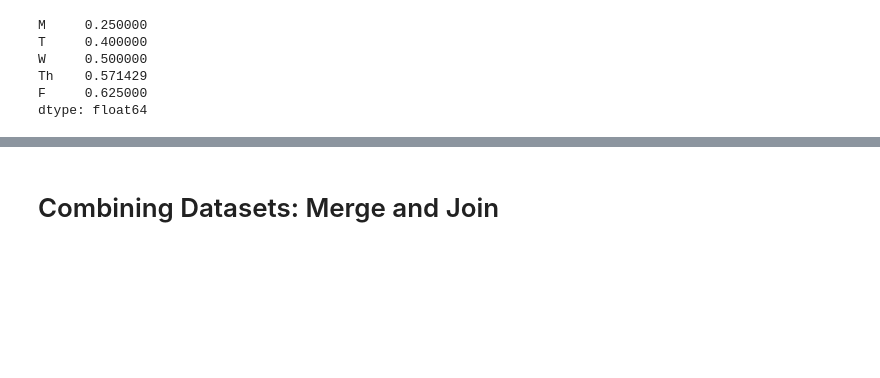
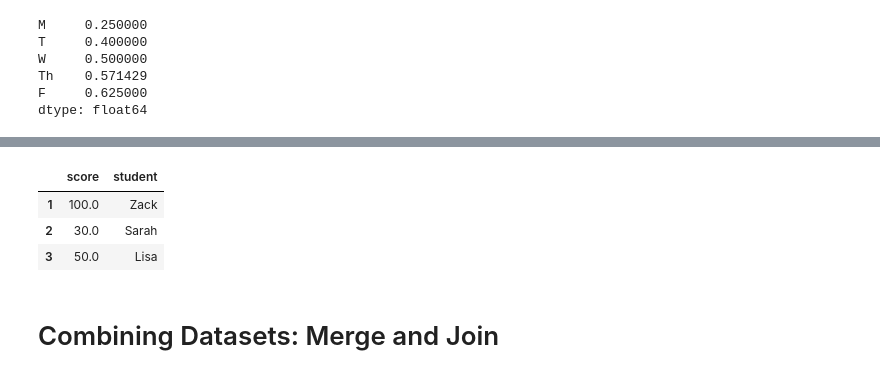
Before and after one commit to abanuelo/python-for-machine-learning, a Jupyter notebook: pandas/pandas_tutorial.ipynb, the cells around one changed output, grey strips where cells are left out. Saved outputs shown, nothing was run; the diff lists cells and outputs as text; code cells hidden in the pictures; blank space fills up the shorter version.

```diff
--- a/pandas/pandas_tutorial.ipynb
+++ b/pandas/pandas_tutorial.ipynb
@@ -79,3 +158,12 @@ dtype: float64
+# %%
+d.fillna(value=0)
+# or we could have dropped that row by running
+#d.dropna()
+# %% [output]
+|  | score | student |
+| 1 | 100.0 | Zack |
+| 2 | 30.0 | Sarah |
+| 3 | 50.0 | Lisa |
 # %% [markdown]
 # Combining Datasets: Merge and Join
 # %% [markdown]
```
Also changed, not shown: parts of 10 cells of this notebook, 9 other files.
